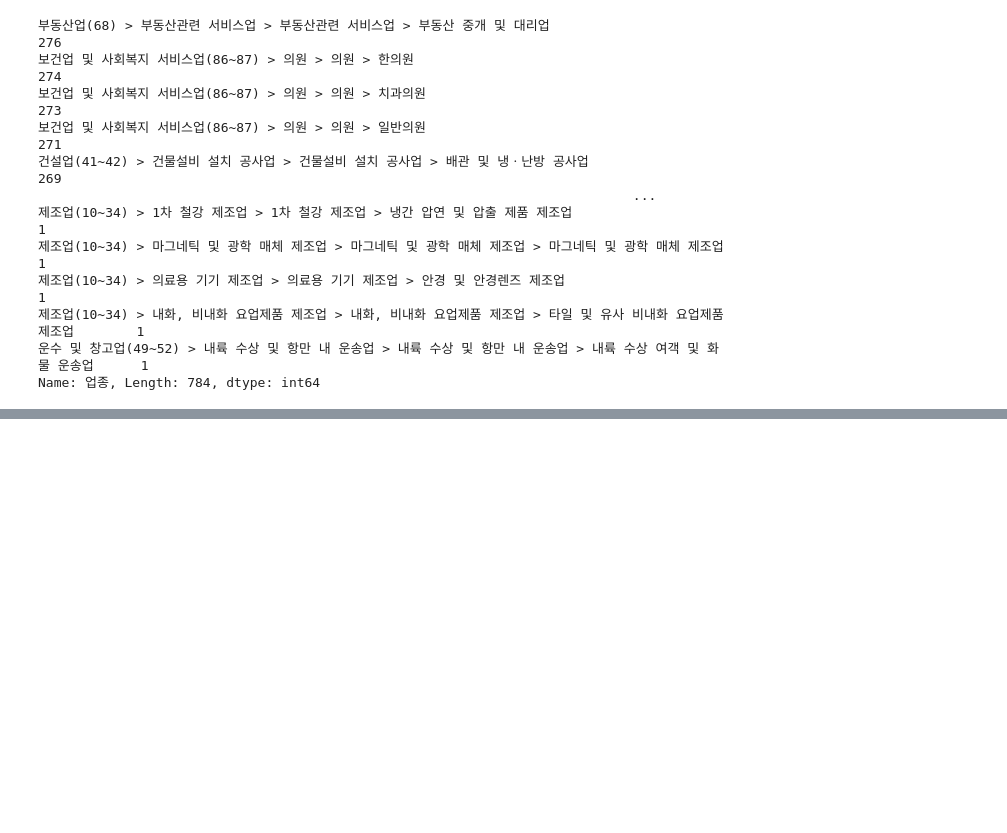
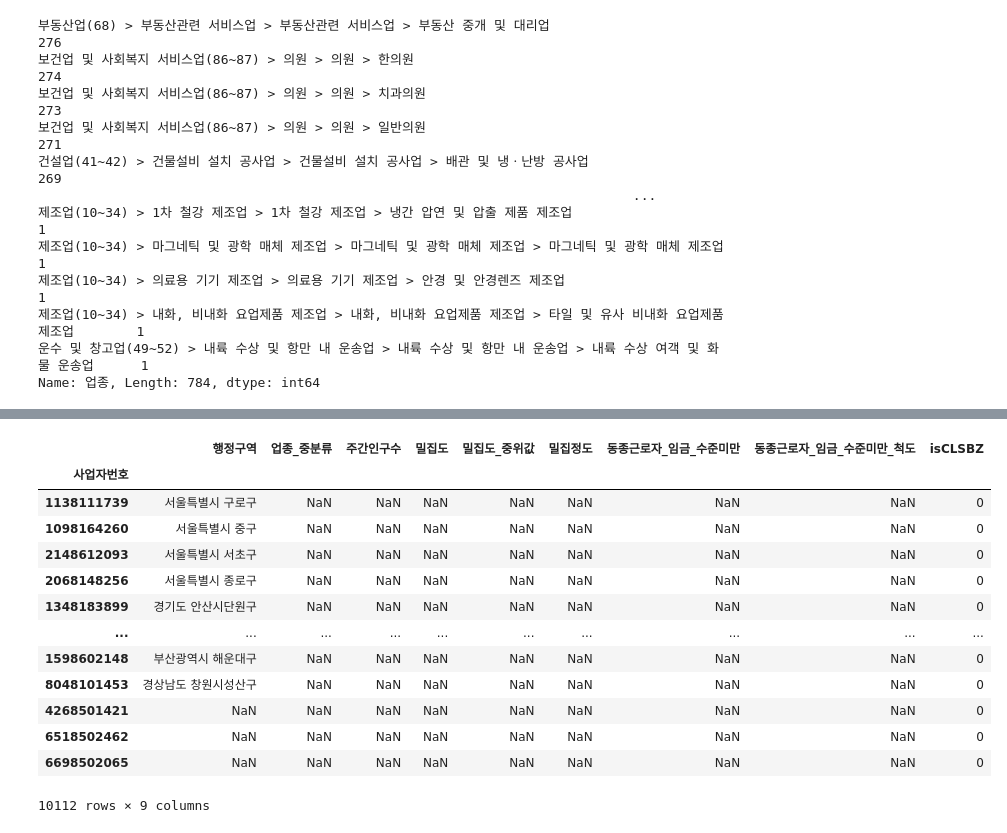
Before and after one commit to Numble2022/ACSM, a Jupyter notebook: sg_sbiz/sbiz_crawling.ipynb, the cells around one changed output, grey strips where cells are left out. Drawn from its saved outputs; the diff is of its cells as text; code cells hidden in the pictures; blank space fills up the shorter version.

```diff
--- a/sg_sbiz/sbiz_crawling.ipynb
+++ b/sg_sbiz/sbiz_crawling.ipynb
@@ -358,0 +521,18 @@ active_data['행정구역']
+# %%
+#외감법인 결측치 확인
+sbizdata_prep[(sbizdata_prep['업종_중분류'].isnull()) & (sbizdata_prep['isCLSBZ'] == 0)]
+# %% [output]
+|  | 행정구역 | 업종_중분류 | 주간인구수 | 밀집도 | 밀집도_중위값 | 밀집정도 | 동종근로자_임금_수준미만 | 동종근로자_임금_수준미만_척도 | isCLSBZ |
+| 사업자번호 |  |  |  |  |  |  |  |  |  |
+| 1138111739 | 서울특별시 구로구 | NaN | NaN | NaN | NaN | NaN | NaN | NaN | 0 |
+| 1098164260 | 서울특별시 중구 | NaN | NaN | NaN | NaN | NaN | NaN | NaN | 0 |
+| 2148612093 | 서울특별시 서초구 | NaN | NaN | NaN | NaN | NaN | NaN | NaN | 0 |
+| 2068148256 | 서울특별시 종로구 | NaN | NaN | NaN | NaN | NaN | NaN | NaN | 0 |
+| 1348183899 | 경기도 안산시단원구 | NaN | NaN | NaN | NaN | NaN | NaN | NaN | 0 |
+| ... | ... | ... | ... | ... | ... | ... | ... | ... | ... |
+| 1598602148 | 부산광역시 해운대구 | NaN | NaN | NaN | NaN | NaN | NaN | NaN | 0 |
+| 8048101453 | 경상남도 창원시성산구 | NaN | NaN | NaN | NaN | NaN | NaN | NaN | 0 |
+| 4268501421 | NaN | NaN | NaN | NaN | NaN | NaN | NaN | NaN | 0 |
+| 6518502462 | NaN | NaN | NaN | NaN | NaN | NaN | NaN | NaN | 0 |
+| 6698502065 | NaN | NaN | NaN | NaN | NaN | NaN | NaN | NaN | 0 |
+10112 rows × 9 columns
```
Also changed, not shown: parts of 41 cells of this notebook, 6 other files.
